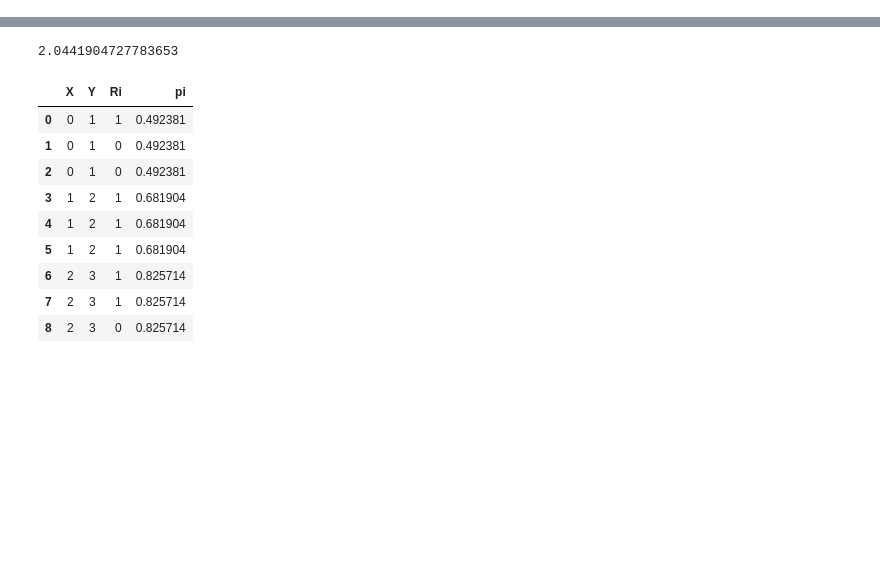
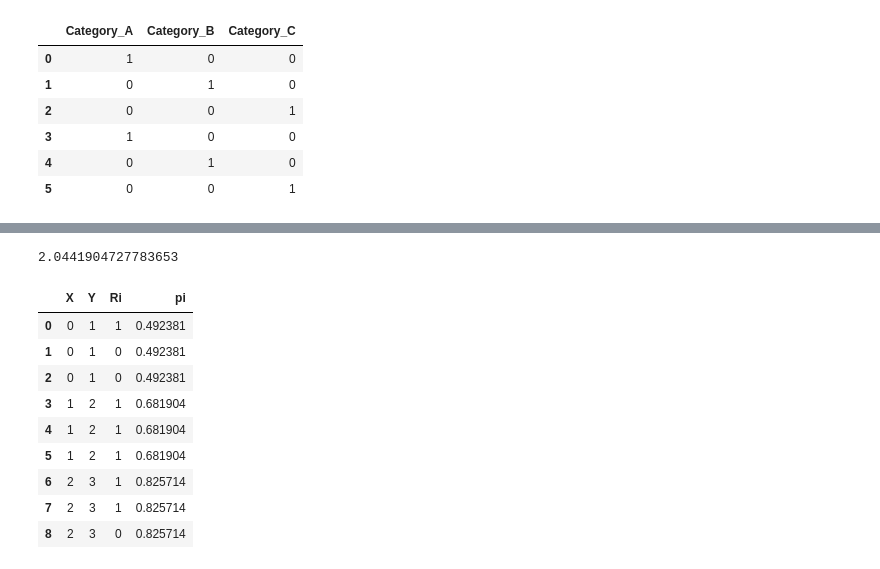
Before and after one commit to Qtonium/Dissertation_TCD, a Jupyter notebook: Untitled.ipynb, the cells around one changed output, grey strips where cells are left out. Cells and saved outputs as stored; diff of their text form; code cells hidden in the pictures; blank space fills up the shorter version.

```diff
--- a/Untitled.ipynb
+++ b/Untitled.ipynb
@@ -0,0 +84,10 @@
+# %%
+one_hot_encoded
+# %% [output]
+|  | Category_A | Category_B | Category_C |
+| 0 | 1 | 0 | 0 |
+| 1 | 0 | 1 | 0 |
+| 2 | 0 | 0 | 1 |
+| 3 | 1 | 0 | 0 |
+| 4 | 0 | 1 | 0 |
+| 5 | 0 | 0 | 1 |
```
Also changed, not shown: parts of 7 cells of this notebook, 15 other files.
